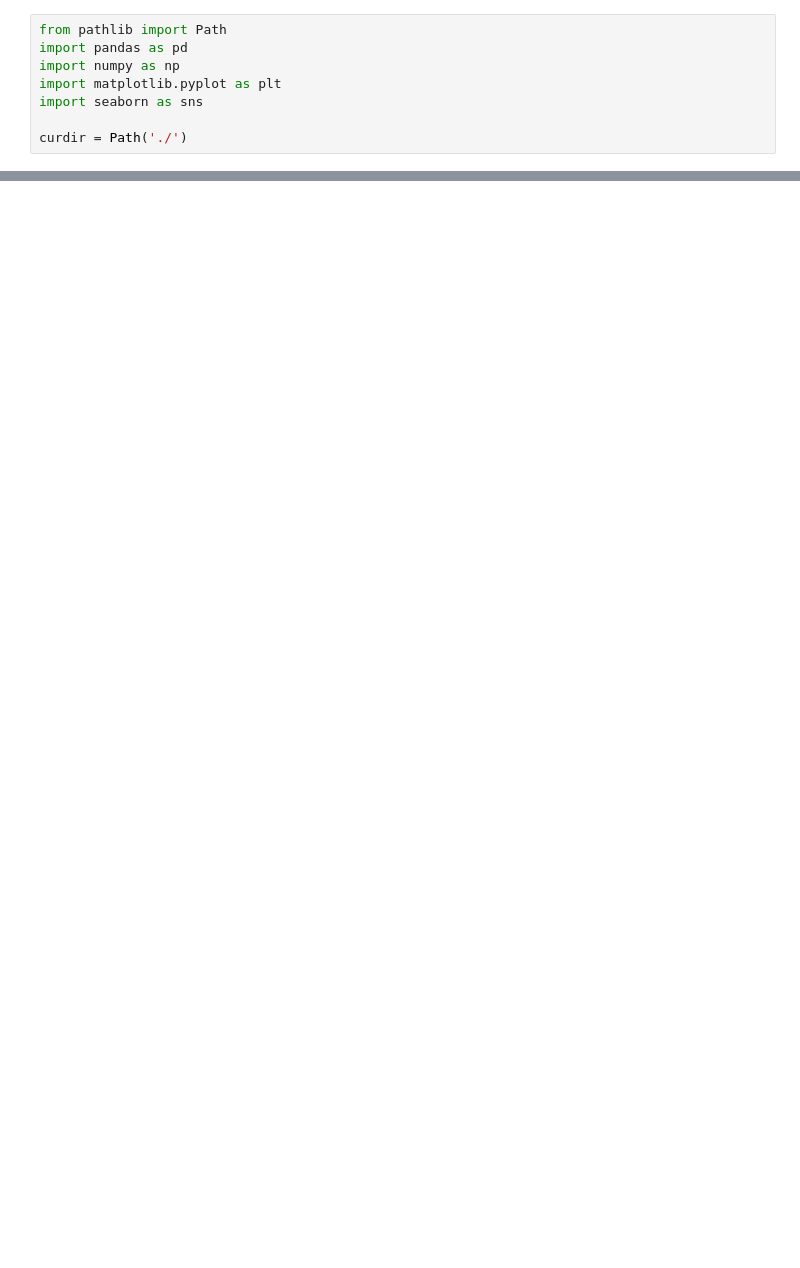
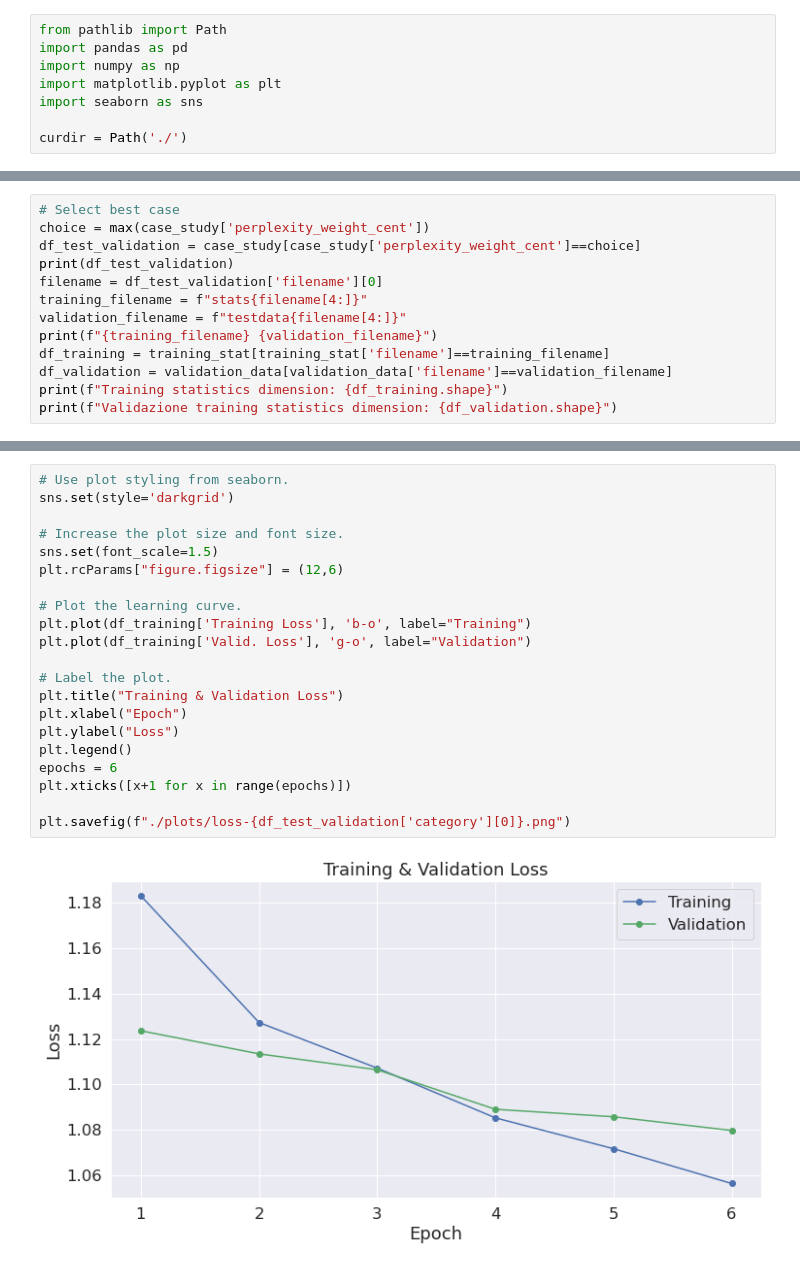
Before and after one commit to jmcrav/AP4CA, a Jupyter notebook: ap4ca/results/data_analysis.ipynb, the cells around one changed output, grey strips where cells are left out. Saved outputs shown, nothing was run; the diff lists cells and outputs as text; blank space fills up the shorter version.

Commit message:
Last runs with new configuration and data analysis notebook

```diff
--- a/ap4ca/results/data_analysis.ipynb
+++ b/ap4ca/results/data_analysis.ipynb
@@ -221,0 +222,13 @@ plt.show()
+# %%
+# Select best case
+choice = max(case_study['perplexity_weight_cent'])
+df_test_validation = case_study[case_study['perplexity_weight_cent']==choice]
+print(df_test_validation)
+filename = df_test_validation['filename'][0]
+training_filename = f"stats{filename[4:]}"
+validation_filename = f"testdata{filename[4:]}"
+print(f"{training_filename} {validation_filename}")
+df_training = training_stat[training_stat['filename']==training_filename]
+df_validation = validation_data[validation_data['filename']==validation_filename]
+print(f"Training statistics dimension: {df_training.shape}")
+print(f"Validazione training statistics dimension: {df_validation.shape}")
@@ -221,0 +253,23 @@ plt.show()
+# %%
+# Use plot styling from seaborn.
+sns.set(style='darkgrid')
+
+# Increase the plot size and font size.
+sns.set(font_scale=1.5)
+plt.rcParams["figure.figsize"] = (12,6)
+
+# Plot the learning curve.
+plt.plot(df_training['Training Loss'], 'b-o', label="Training")
+plt.plot(df_training['Valid. Loss'], 'g-o', label="Validation")
+
+# Label the plot.
+plt.title("Training & Validation Loss")
+plt.xlabel("Epoch")
+plt.ylabel("Loss")
+plt.legend()
+epochs = 6
+plt.xticks([x+1 for x in range(epochs)])
+
+plt.savefig(f"./plots/loss-{df_test_validation['category'][0]}.png")
+# %% [output]
+[figure, added]
```
Also changed, not shown: parts of 13 cells of this notebook, 9 other files.
